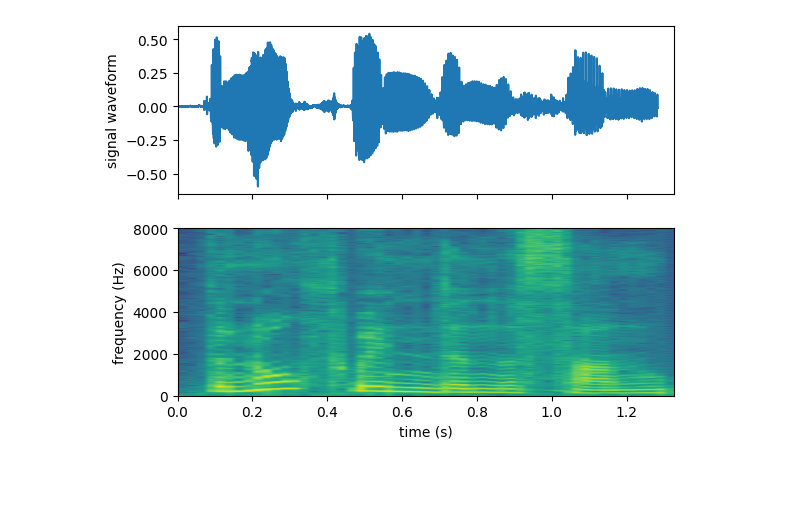
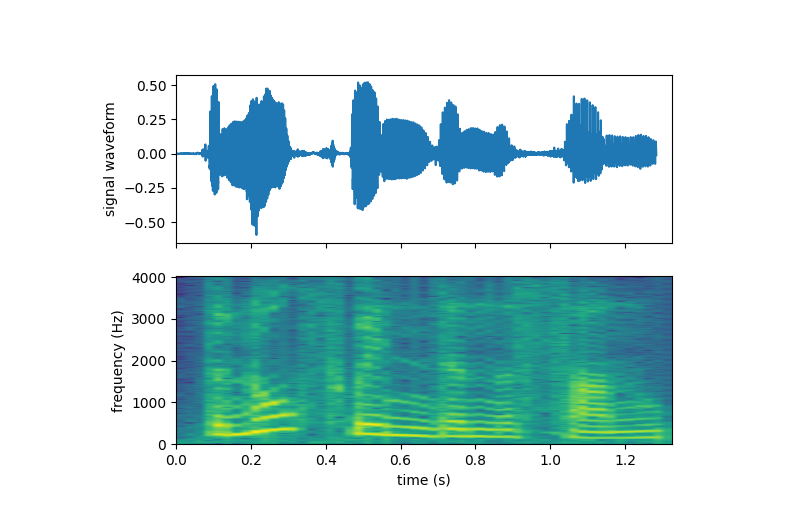
Before and after one commit to tikuma-lsuhsc/python-ml-pitch-models, a Jupyter notebook: examples/comparison.ipynb, the cells around one changed output. Cells and saved outputs as stored; diff of their text form; code cells hidden in the pictures; blank space fills up the shorter version.

```diff
--- a/examples/comparison.ipynb
+++ b/examples/comparison.ipynb
@@ -1,28 +1,33 @@
 # %%
+%matplotlib widget
+
 import ffmpegio as ff
 import numpy as np
 
 from scipy.signal import ShortTimeFFT, get_window
 from matplotlib import pyplot as plt
 
 
 audiofile = "the_north_wind_and_the_sun.wav"
-fs, x = ff.audio.read(audiofile, ac=1, ar=16000, sample_fmt="flt")
-x = x[:, 0]
+data = {fs: x[:,0] for fs,x in (ff.audio.read(audiofile, ac=1, ar=fs, sample_fmt="flt" ) for fs in (8000,16000))}
+
+fs = 8000
+x = data[fs]
+
 nb_samples = len(x)
 t = np.arange(nb_samples) / fs
 
 nperseg = int(0.05 * fs)
 SFT = ShortTimeFFT(win=get_window("hamming", nperseg), hop=nperseg // 2, fs=fs)
 Sxx_dB = 10 * np.log10(SFT.spectrogram(x))
 
 plt.subplots(2, 1, sharex=True)
 plt.subplot(2, 1, 1)
 plt.plot(t, x)
 plt.ylabel("signal waveform")
 plt.subplot(2, 1, 2)
 plt.imshow(Sxx_dB, extent=SFT.extent(nb_samples), aspect="auto", origin="lower")
 plt.xlabel("time (s)")
 _ = plt.ylabel("frequency (Hz)")
 # %% [output]
-[figure, old version]
+[figure, new version]
```
Also changed, not shown: parts of 4 cells of this notebook, 2 other files.
